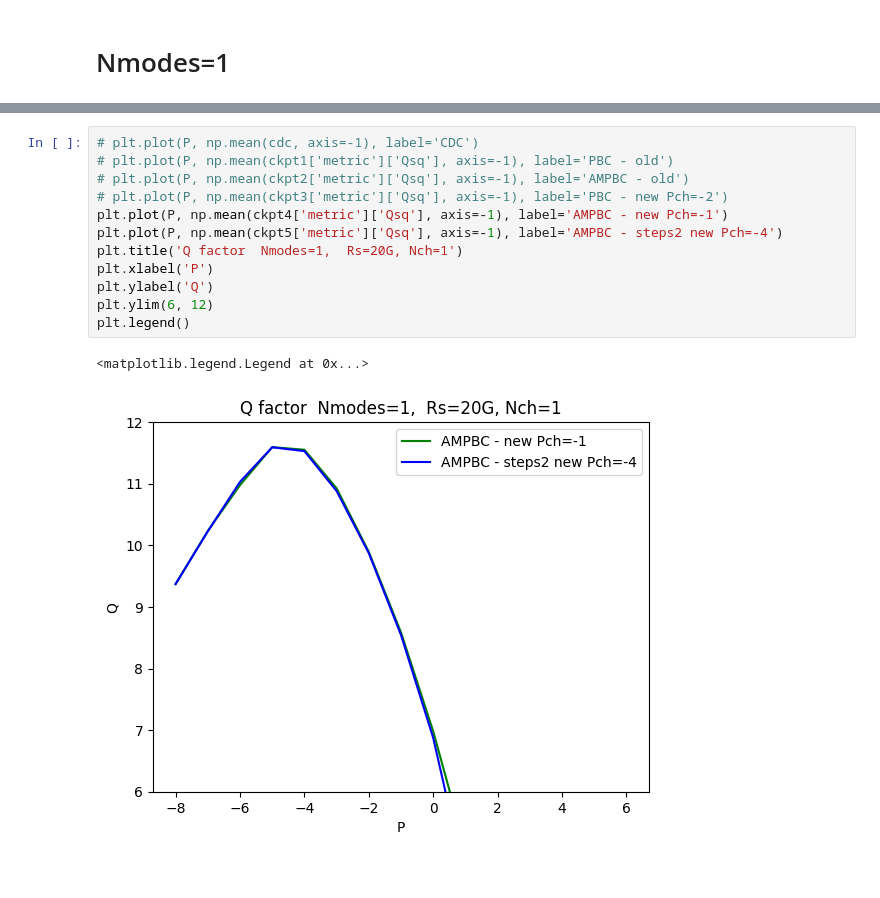
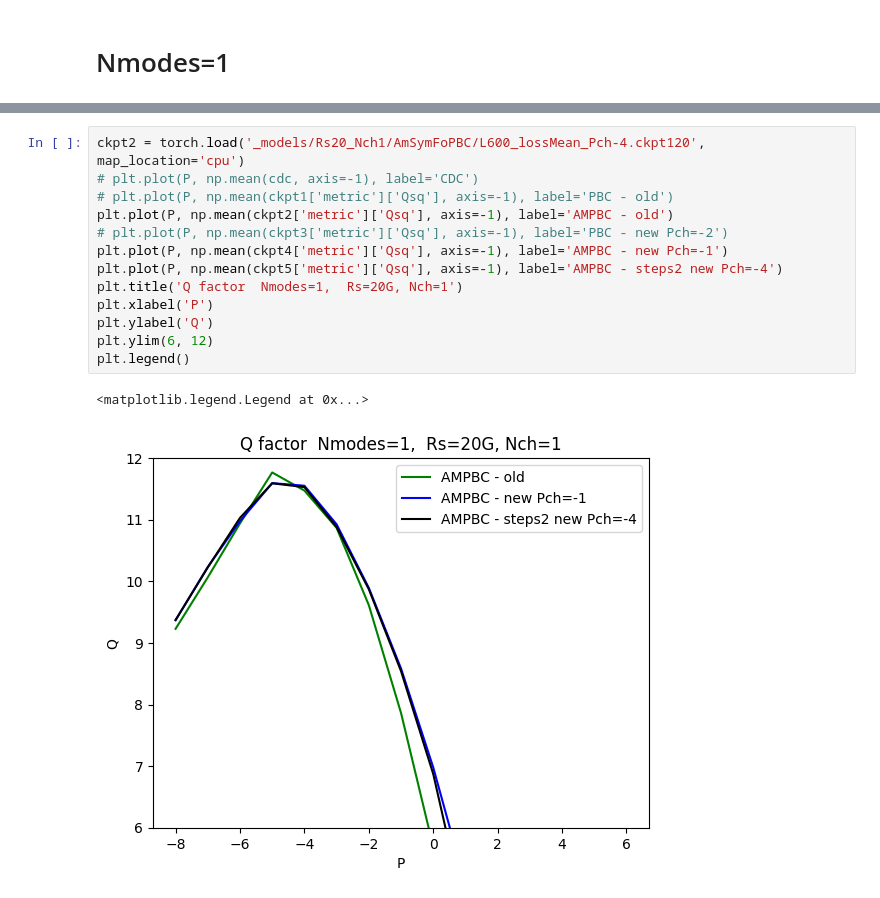
Before and after one commit to xinyuxiao113/TorchFiber, a Jupyter notebook: 1226_draft.ipynb, the cells around one changed output, grey strips where cells are left out. Cells and saved outputs as stored; diff of their text form.

```diff
--- a/1226_draft.ipynb
+++ b/1226_draft.ipynb
@@ -601,15 +580,16 @@ epoch 200:  11.636654
 # %%
+ckpt2 = torch.load('_models/Rs20_Nch1/AmSymFoPBC/L600_lossMean_Pch-4.ckpt120', map_location='cpu')
 # plt.plot(P, np.mean(cdc, axis=-1), label='CDC')
 # plt.plot(P, np.mean(ckpt1['metric']['Qsq'], axis=-1), label='PBC - old')
-# plt.plot(P, np.mean(ckpt2['metric']['Qsq'], axis=-1), label='AMPBC - old')
+plt.plot(P, np.mean(ckpt2['metric']['Qsq'], axis=-1), label='AMPBC - old')
 # plt.plot(P, np.mean(ckpt3['metric']['Qsq'], axis=-1), label='PBC - new Pch=-2')
 plt.plot(P, np.mean(ckpt4['metric']['Qsq'], axis=-1), label='AMPBC - new Pch=-1')
 plt.plot(P, np.mean(ckpt5['metric']['Qsq'], axis=-1), label='AMPBC - steps2 new Pch=-4')
 plt.title('Q factor  Nmodes=1,  Rs=20G, Nch=1')
 plt.xlabel('P')
 plt.ylabel('Q')
 plt.ylim(6, 12)
 plt.legend()
 # %% [output]
 <matplotlib.legend.Legend at 0x...>
-[figure, old version]
+[figure, new version]
```
Also changed, not shown: parts of 2 cells of this notebook, 2 other files.
